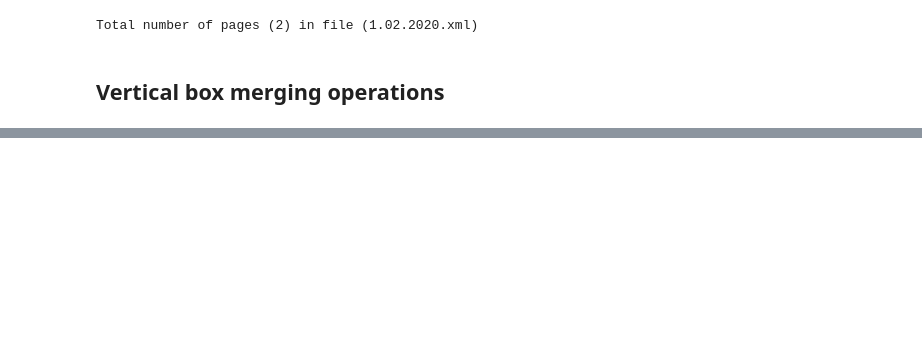
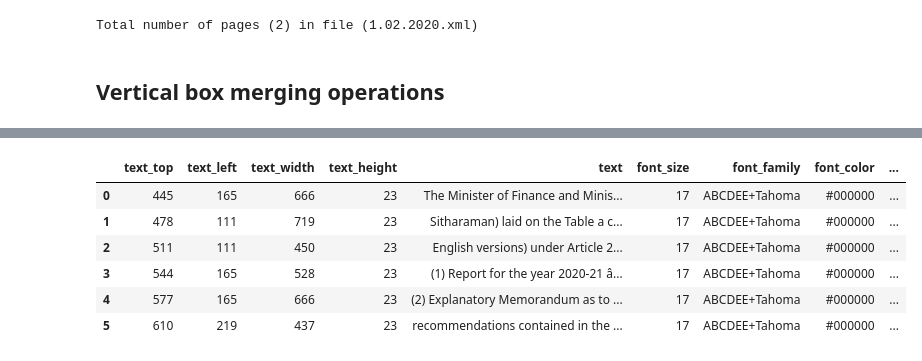
Before and after one commit to kumardeepak/document-structure, a Jupyter notebook: notebooks/DOCUMENT_STRUCTURE_FROM_DIGITAL_PDF_V1.1.ipynb, the cells around one changed output, grey strips where cells are left out. Drawn from its saved outputs; the diff is of its cells as text; code cells hidden in the pictures; blank space fills up the shorter version.

```diff
--- a/notebooks/DOCUMENT_STRUCTURE_FROM_DIGITAL_PDF_V1.1.ipynb
+++ b/notebooks/DOCUMENT_STRUCTURE_FROM_DIGITAL_PDF_V1.1.ipynb
@@ -42,7 +43,7 @@ def show_df(df):
 # %% [markdown]
 ## start of program
 # %%
-base_dir   = '/Users/kd/Workspace/python/CV/DRAW_BOXES/data/'
+base_dir   = 'C:\\Users\\navne\\Desktop\\Tarento_doc_scraping\\text_box_ocr'
 input_dir  = os.path.join(base_dir, 'input')
 output_dir = os.path.join(base_dir, 'output')
 filename   = '1.02.2020.pdf'
@@ -197,9 +284,11 @@ def merge_vert_boxes_close(df, configs, debug=False):
 # %%
 h_df = merge_hori_boxes_close(df, document_configs, debug=False)
 
-v_df = merge_vert_boxes_close(h_df, document_configs, debug=False)
+#v_df = merge_vert_boxes_close(h_df, document_configs, debug=False)
+#h_df
+f_df= merge_vert_boxes_same_font(h_df, document_configs, debug=False)
 
-draw_box(img, page_width, page_height, v_df, color='red')
-# show_df(v_df)
+draw_box(img, page_width, page_height, f_df, color='red')
+#show_df(f_df)
 # %% [output]
 total records: 37, after merging records 30
@@ -227,0 +296,10 @@ show_df(h_df)
+# %%
+f_df.merge_data.loc[8]
+# %% [output]
+|  | text_top | text_left | text_width | text_height | text | font_size | font_family | font_color | ... |
+| 0 | 445 | 165 | 666 | 23 | The Minister of Finance and Minis... | 17 | ABCDEE+Tahoma | #000000 | ... |
+| 1 | 478 | 111 | 719 | 23 | Sitharaman) laid on the Table a c... | 17 | ABCDEE+Tahoma | #000000 | ... |
+| 2 | 511 | 111 | 450 | 23 | English versions) under Article 2... | 17 | ABCDEE+Tahoma | #000000 | ... |
+| 3 | 544 | 165 | 528 | 23 | (1) Report for the year 2020-21 â... | 17 | ABCDEE+Tahoma | #000000 | ... |
+| 4 | 577 | 165 | 666 | 23 | (2) Explanatory Memorandum as to ... | 17 | ABCDEE+Tahoma | #000000 | ... |
+| 5 | 610 | 219 | 437 | 23 | recommendations contained in the ... | 17 | ABCDEE+Tahoma | #000000 | ... |
```
Also changed, not shown: parts of 9 cells of this notebook, 2 other files.
